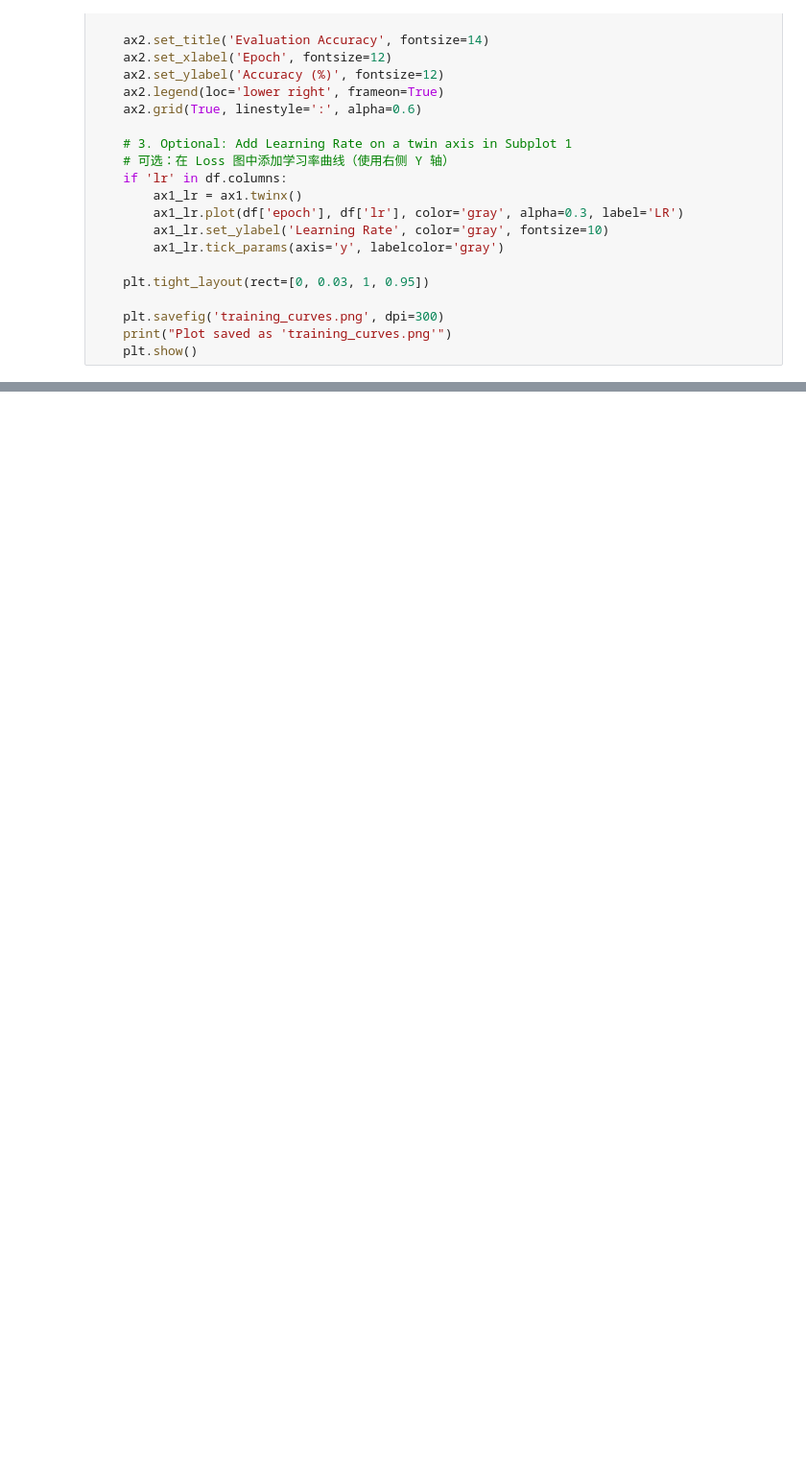
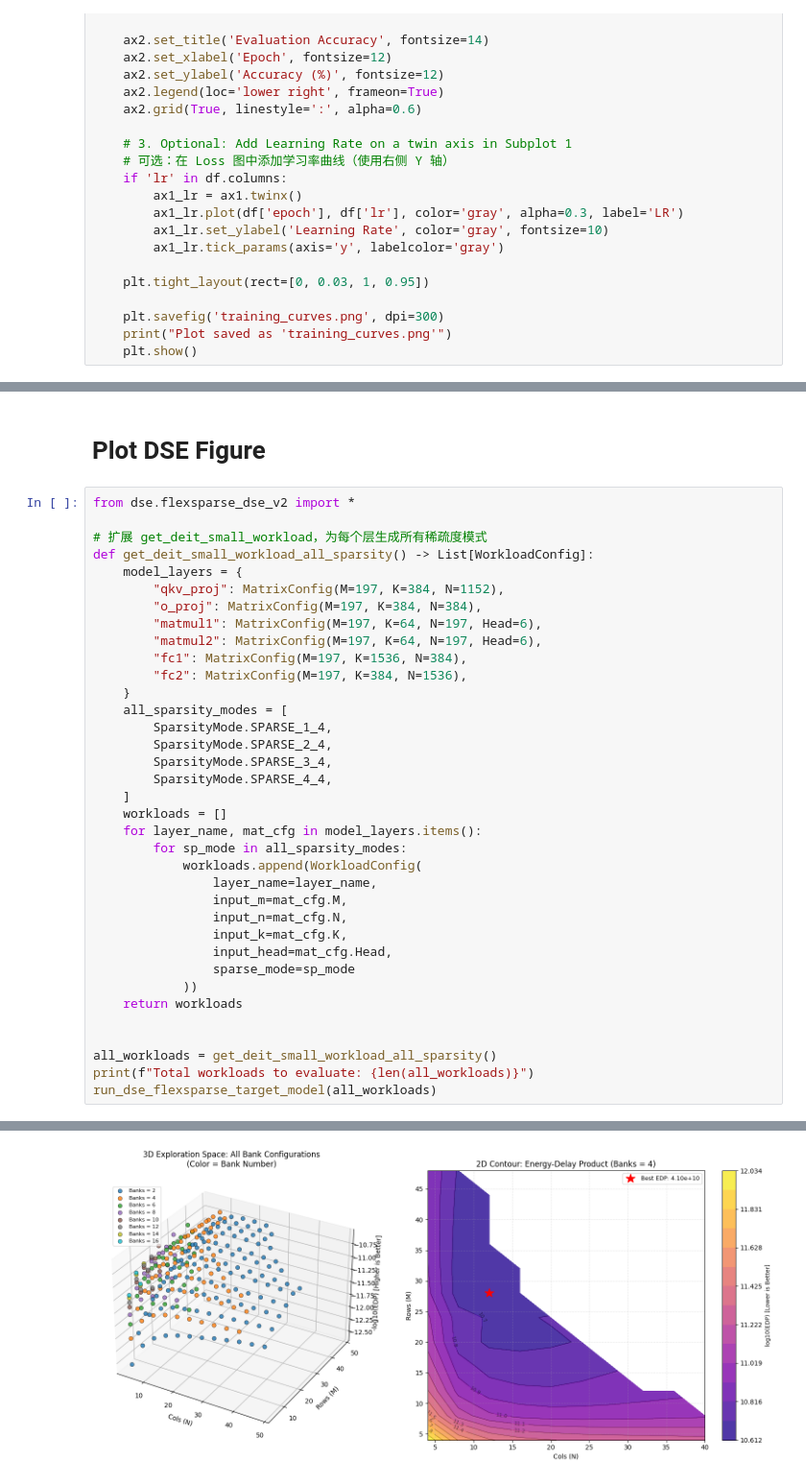
Before and after one commit to sxbkdby8/SparseQuant, a Jupyter notebook: plot_curve.ipynb, the cells around one changed output, grey strips where cells are left out. Shown at 96% size. Cells and saved outputs as stored; diff of their text form; blank space fills up the shorter version.

```diff
--- a/plot_curve.ipynb
+++ b/plot_curve.ipynb
@@ -129,0 +128,39 @@ plt.show()
+# %% [markdown]
+# Plot DSE Figure
+# %%
+from dse.flexsparse_dse_v2 import *
+
+# 扩展 get_deit_small_workload，为每个层生成所有稀疏度模式
+def get_deit_small_workload_all_sparsity() -> List[WorkloadConfig]:
+    model_layers = {
+        "qkv_proj": MatrixConfig(M=197, K=384, N=1152),
+        "o_proj": MatrixConfig(M=197, K=384, N=384),
+        "matmul1": MatrixConfig(M=197, K=64, N=197, Head=6),
+        "matmul2": MatrixConfig(M=197, K=64, N=197, Head=6),
+        "fc1": MatrixConfig(M=197, K=1536, N=384),
+        "fc2": MatrixConfig(M=197, K=384, N=1536),
+    }
+    all_sparsity_modes = [
+        SparsityMode.SPARSE_1_4,
+        SparsityMode.SPARSE_2_4,
+        SparsityMode.SPARSE_3_4,
+        SparsityMode.SPARSE_4_4,
+    ]
+    workloads = []
+    for layer_name, mat_cfg in model_layers.items():
+        for sp_mode in all_sparsity_modes:
+            workloads.append(WorkloadConfig(
+                layer_name=layer_name,
+                input_m=mat_cfg.M,
+                input_n=mat_cfg.N,
+                input_k=mat_cfg.K,
+                input_head=mat_cfg.Head,
+                sparse_mode=sp_mode
+            ))
+    return workloads
+
+
+all_workloads = get_deit_small_workload_all_sparsity()
+print(f"Total workloads to evaluate: {len(all_workloads)}")
+run_dse_flexsparse_target_model(all_workloads)
+# %% [output]
@@ -129,0 +184 @@ plt.show()
+[figure, added]
```
Also changed, not shown: parts of 10 cells of this notebook, 8 other files.
